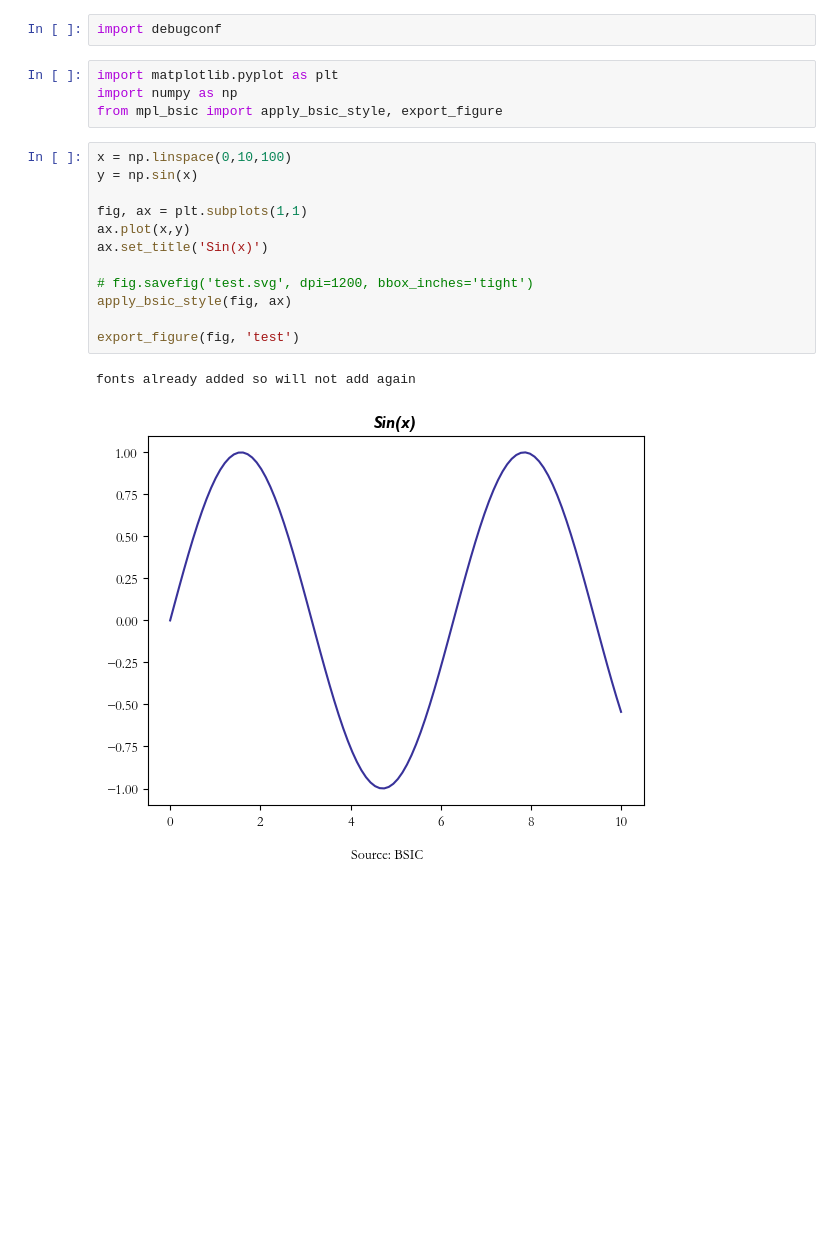
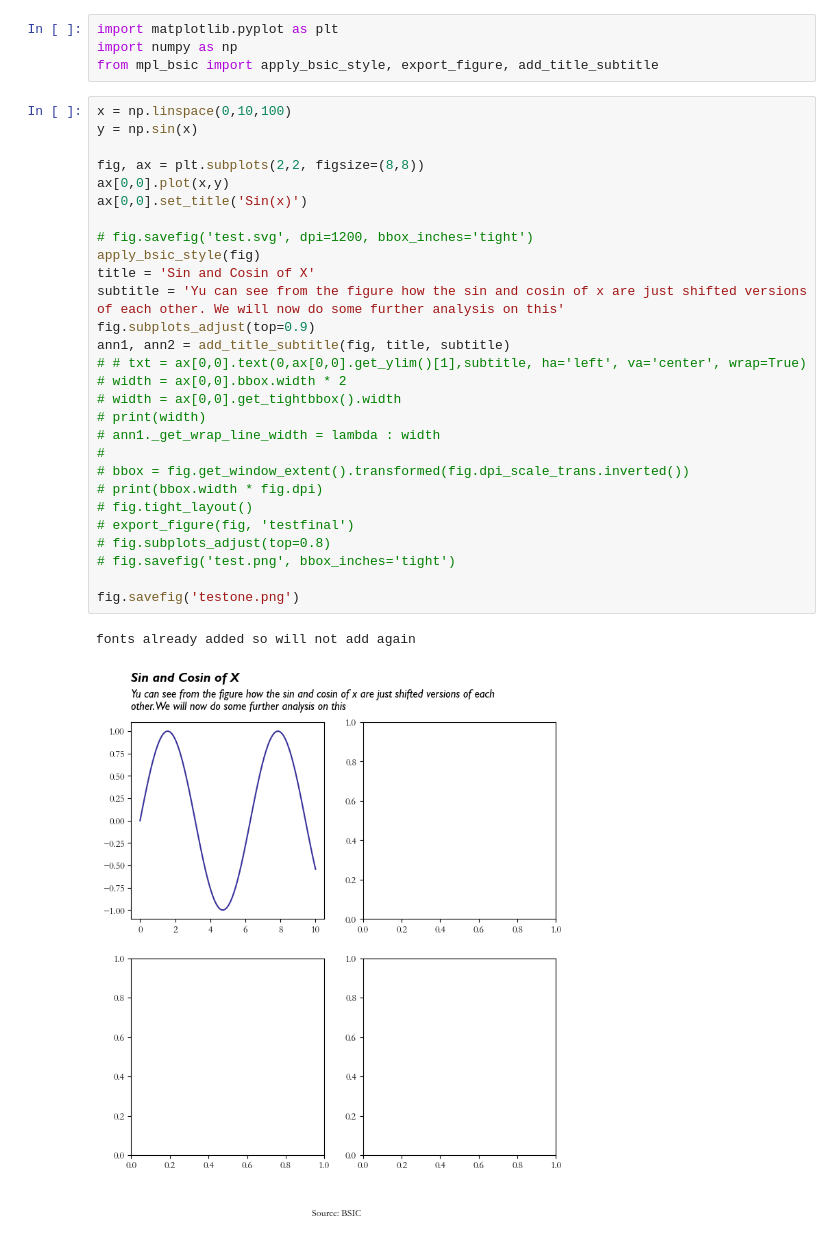
Before and after one commit to franceschiniandrea/mpl_bsic, a Jupyter notebook: debug/test_notebook.ipynb, the cells around one changed output. Saved outputs shown, nothing was run; the diff lists cells and outputs as text; blank space fills up the shorter version.

Commit message:
feat(debug): create notebook to debug add_title_subtitle

```diff
--- a/debug/test_notebook.ipynb
+++ b/debug/test_notebook.ipynb
@@ -1,21 +1,35 @@
-# %%
-import debugconf
 # %%
 import matplotlib.pyplot as plt
 import numpy as np
-from mpl_bsic import apply_bsic_style, export_figure
+from mpl_bsic import apply_bsic_style, export_figure, add_title_subtitle
-# %%
-x = np.linspace(0,10,100)
-y = np.sin(x)
-
-fig, ax = plt.subplots(1,1)
-ax.plot(x,y)
-ax.set_title('Sin(x)')
-
-# fig.savefig('test.svg', dpi=1200, bbox_inches='tight')
-apply_bsic_style(fig, ax)
-
-export_figure(fig, 'test')
-# %% [output]
-fonts already added so will not add again
-[figure, removed]
+# %%
+x = np.linspace(0,10,100)
+y = np.sin(x)
+
+fig, ax = plt.subplots(2,2, figsize=(8,8))
+ax[0,0].plot(x,y)
+ax[0,0].set_title('Sin(x)')
+
+# fig.savefig('test.svg', dpi=1200, bbox_inches='tight')
+apply_bsic_style(fig)
+title = 'Sin and Cosin of X'
+subtitle = 'Yu can see from the figure how the sin and cosin of x are just shifted versions of each other. We will now do some further analysis on this'
+fig.subplots_adjust(top=0.9)
+ann1, ann2 = add_title_subtitle(fig, title, subtitle)
+# # txt = ax[0,0].text(0,ax[0,0].get_ylim()[1],subtitle, ha='left', va='center', wrap=True)
+# width = ax[0,0].bbox.width * 2
+# width = ax[0,0].get_tightbbox().width
+# print(width)
+# ann1._get_wrap_line_width = lambda : width
+#
+# bbox = fig.get_window_extent().transformed(fig.dpi_scale_trans.inverted())
+# print(bbox.width * fig.dpi)
+# fig.tight_layout()
+# export_figure(fig, 'testfinal')
+# fig.subplots_adjust(top=0.8)
+# fig.savefig('test.png', bbox_inches='tight')
+
+fig.savefig('testone.png')
+# %% [output]
+fonts already added so will not add again
+[figure, added]
```
Also changed, not shown: parts of 1 cell of this notebook.
